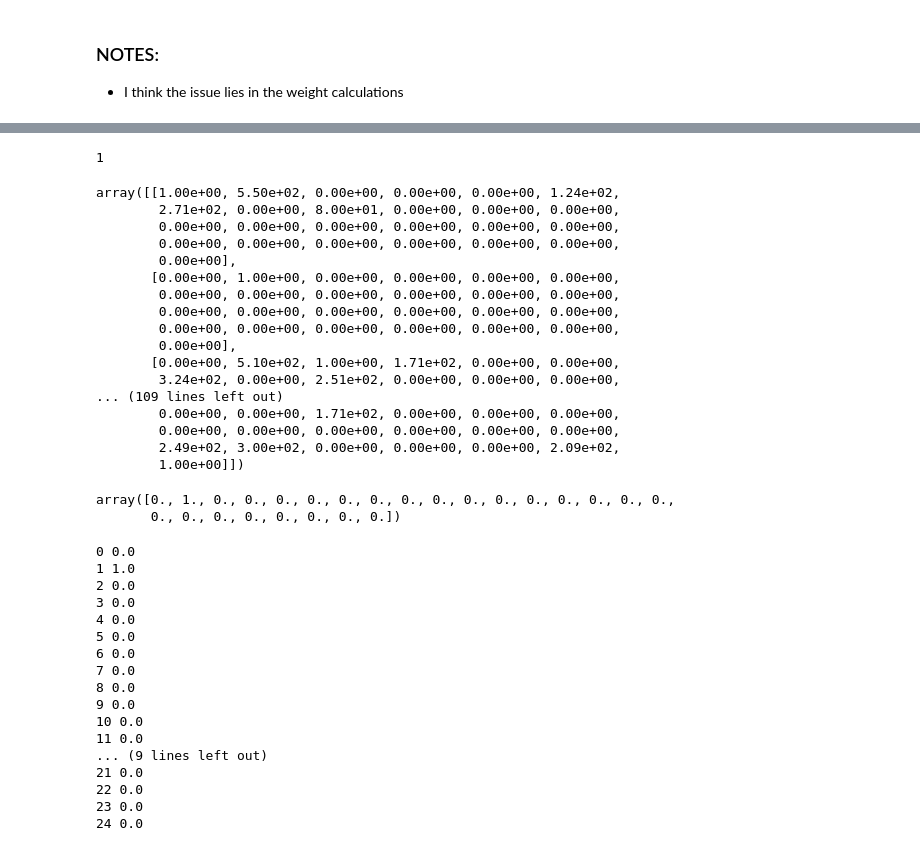
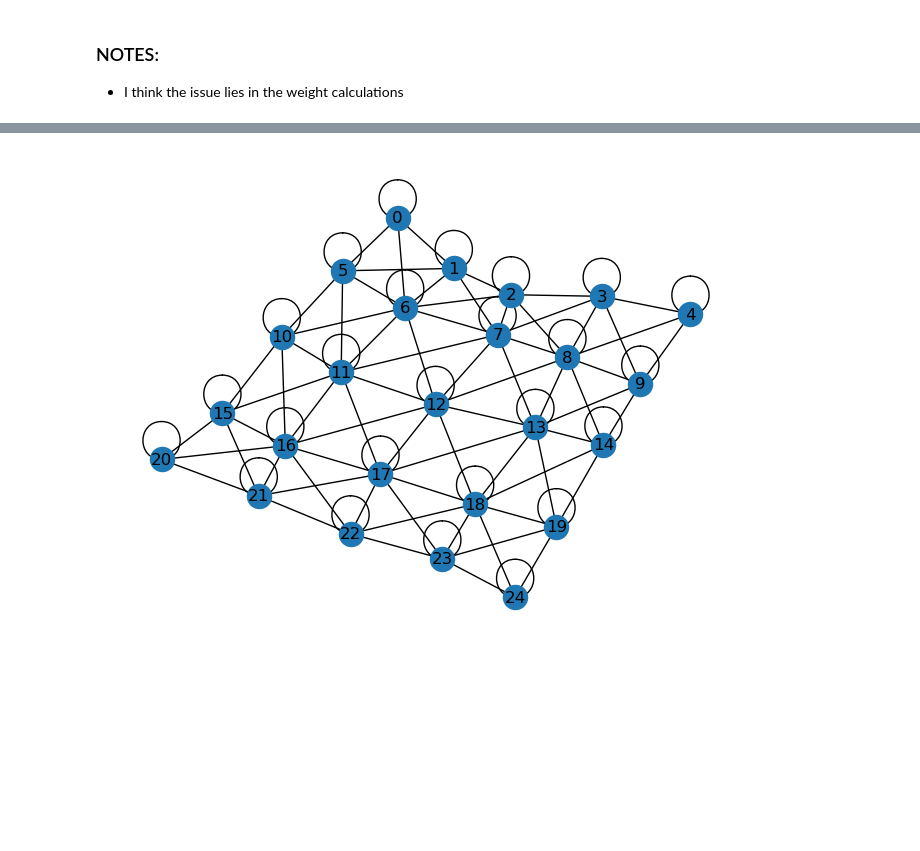
Before and after one commit to cake-dev/algo_stuff, a Jupyter notebook: Assignments/A2_FordFulkerson.ipynb, the cells around one changed output, grey strips where cells are left out. Drawn from its saved outputs; the diff is of its cells as text; code cells hidden in the pictures; blank space fills up the shorter version.

```diff
--- a/Assignments/A2_FordFulkerson.ipynb
+++ b/Assignments/A2_FordFulkerson.ipynb
@@ -375,50 +393,24 @@ dfs(source_idx)
-# %%
-source_idx
-# %% [output]
-1
-# %%
-graph
-# %% [output]
-array([[1.00e+00, 5.50e+02, 0.00e+00, 0.00e+00, 0.00e+00, 1.24e+02,
-        2.71e+02, 0.00e+00, 8.00e+01, 0.00e+00, 0.00e+00, 0.00e+00,
-        0.00e+00, 0.00e+00, 0.00e+00, 0.00e+00, 0.00e+00, 0.00e+00,
-        0.00e+00, 0.00e+00, 0.00e+00, 0.00e+00, 0.00e+00, 0.00e+00,
-        0.00e+00],
-       [0.00e+00, 1.00e+00, 0.00e+00, 0.00e+00, 0.00e+00, 0.00e+00,
-        0.00e+00, 0.00e+00, 0.00e+00, 0.00e+00, 0.00e+00, 0.00e+00,
-        0.00e+00, 0.00e+00, 0.00e+00, 0.00e+00, 0.00e+00, 0.00e+00,
-        0.00e+00, 0.00e+00, 0.00e+00, 0.00e+00, 0.00e+00, 0.00e+00,
-        0.00e+00],
-       [0.00e+00, 5.10e+02, 1.00e+00, 1.71e+02, 0.00e+00, 0.00e+00,
-        3.24e+02, 0.00e+00, 2.51e+02, 0.00e+00, 0.00e+00, 0.00e+00,
-... (109 lines left out)
-        0.00e+00, 0.00e+00, 1.71e+02, 0.00e+00, 0.00e+00, 0.00e+00,
-        0.00e+00, 0.00e+00, 0.00e+00, 0.00e+00, 0.00e+00, 0.00e+00,
-        2.49e+02, 3.00e+02, 0.00e+00, 0.00e+00, 0.00e+00, 2.09e+02,
-        1.00e+00]])
-# %%
-graph[source_idx]
-# %% [output]
-array([0., 1., 0., 0., 0., 0., 0., 0., 0., 0., 0., 0., 0., 0., 0., 0., 0.,
-       0., 0., 0., 0., 0., 0., 0., 0.])
-# %%
-for ind, val in enumerate(graph[source_idx]):
-    print(ind, val)
-# %% [output]
-0 0.0
-1 1.0
-2 0.0
-3 0.0
-4 0.0
-5 0.0
-6 0.0
-7 0.0
-8 0.0
-9 0.0
-10 0.0
-11 0.0
-... (9 lines left out)
-21 0.0
-22 0.0
-23 0.0
-24 0.0
+# %%
+# plot the obj.resid_graph using networkx, arrange the nodes in order in a square grid, undirected but has weights
+import networkx as nx
+G = nx.Graph()
+the_graph = obj.resid_graph
+N = int(np.sqrt(the_graph.shape[0]))
+for i in range(N):
+    for j in range(N):
+        current_pixel = (i, j)
+        current_idx = obj.idx(current_pixel, N)
+        for di in range(-1, 2): # di, dj are used to iterate over the 8-neighborhood of pixel (i, j)
+            for dj in range(-1, 2):
+                ni, nj = i + di, j + dj # ni, nj are the coordinates of the neighbor pixel
+                if 0 <= ni < N and 0 <= nj < N: # Check if (ni, nj) is a valid pixel
+                    neighbor_idx = obj.idx((ni, nj), N)
+                    if the_graph[current_idx][neighbor_idx] > 0:
+                        G.add_edge(current_idx, neighbor_idx, weight=the_graph[current_idx][neighbor_idx])
+                        # show weights on edges
+                        G[current_idx][neighbor_idx]['weight'] = the_graph[current_idx][neighbor_idx]
+
+
+nx.draw(G, with_labels=True)
+# %% [output]
+[figure, added]
```
Also changed, not shown: parts of 3 cells of this notebook.
